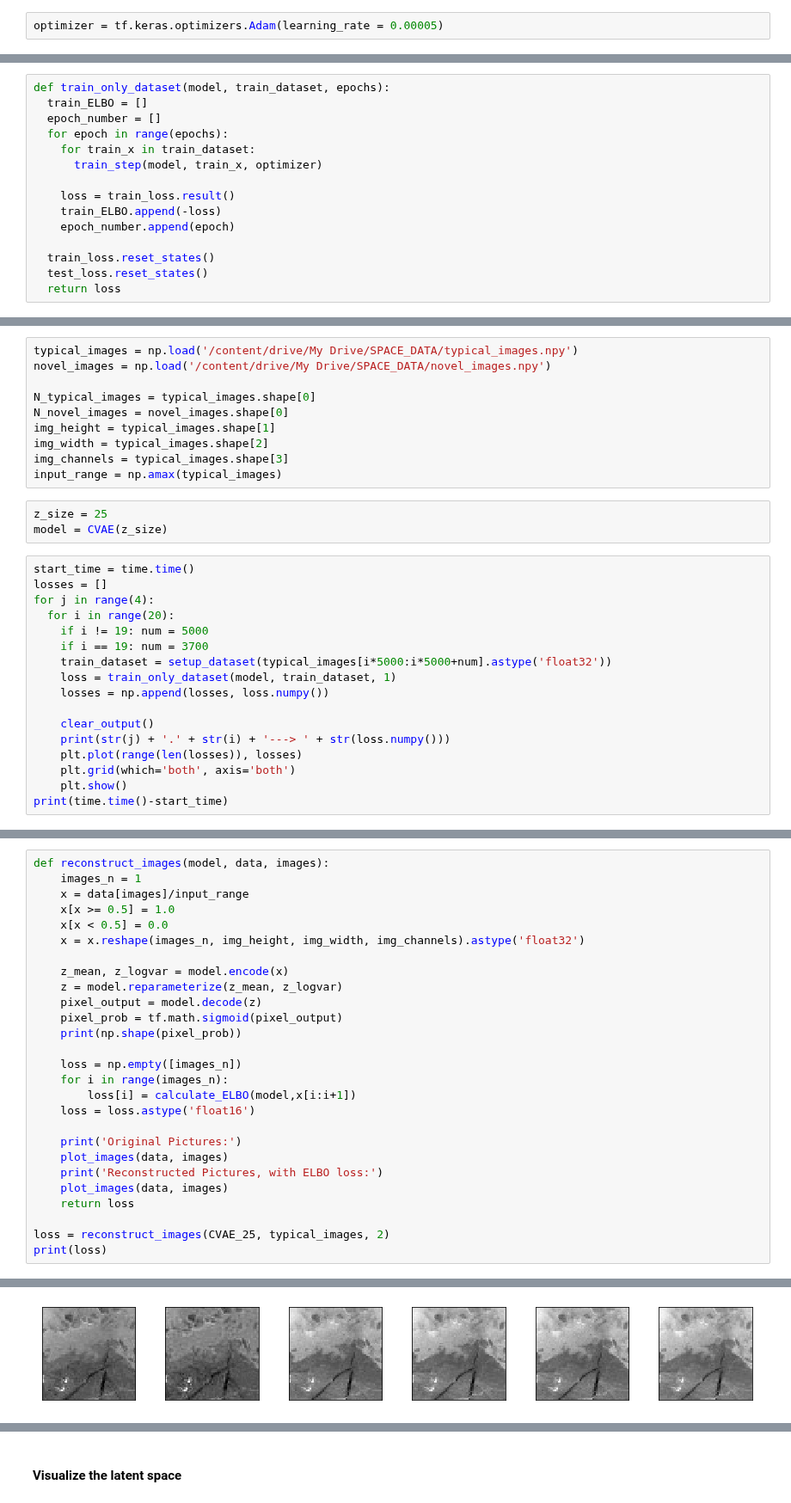
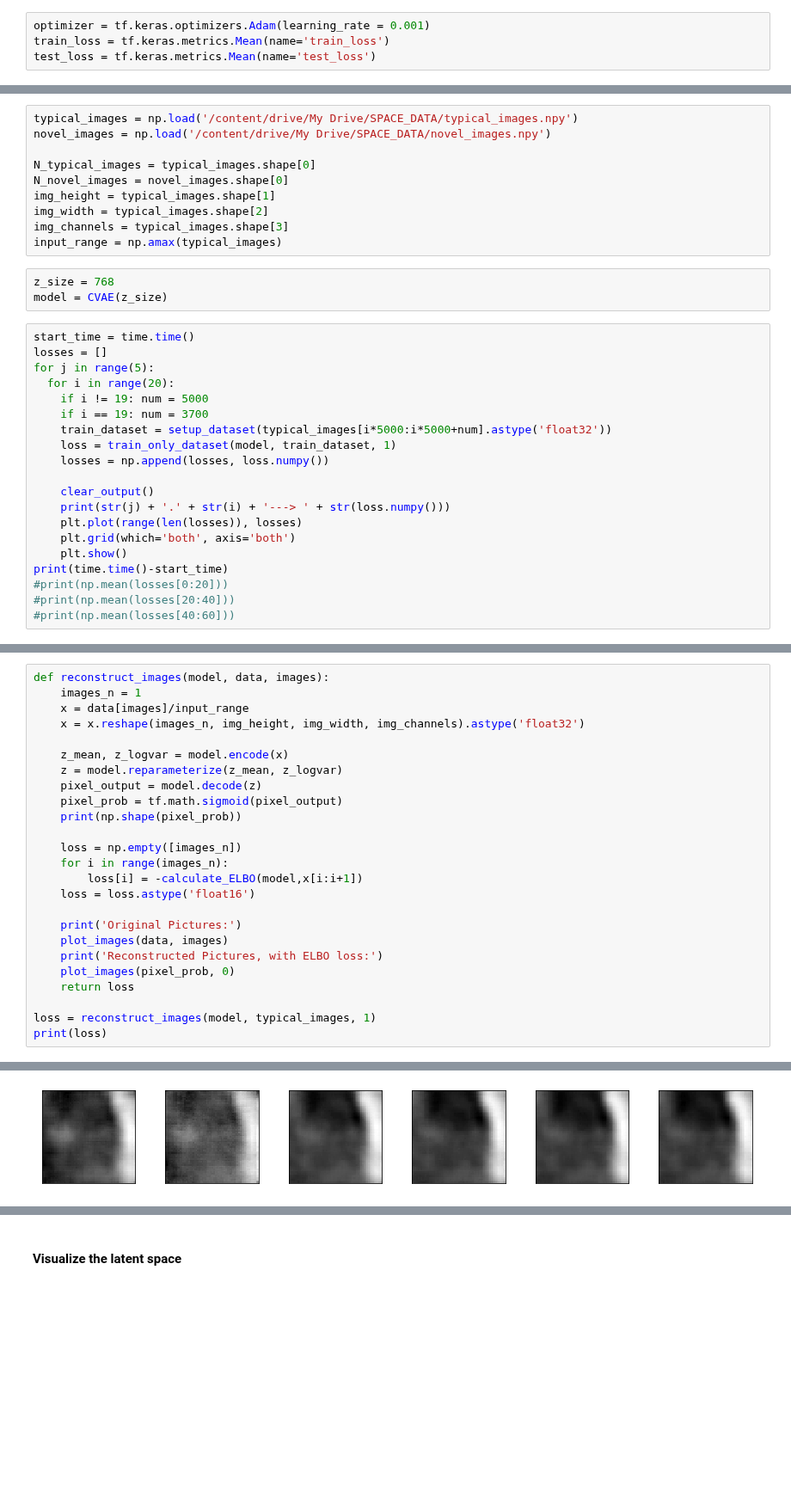
Before and after one commit to lorenzosintini/4YP, a Jupyter notebook: Models_v3/VAE_Novel_NASA.ipynb, the cells around one changed output, grey strips where cells are left out. Shown at 86% size. Saved outputs shown, nothing was run; the diff lists cells and outputs as text; blank space fills up the shorter version.

```diff
--- a/Models_v3/VAE_Novel_NASA.ipynb
+++ b/Models_v3/VAE_Novel_NASA.ipynb
@@ -145,2 +125,4 @@ def calculate_ELBO(model, x):
 # %%
-optimizer = tf.keras.optimizers.Adam(learning_rate = 0.00005)
+optimizer = tf.keras.optimizers.Adam(learning_rate = 0.001)
+train_loss = tf.keras.metrics.Mean(name='train_loss')
+test_loss = tf.keras.metrics.Mean(name='test_loss')
@@ -189,18 +152,3 @@ def train_test_dataset(model, train_dataset, test_dataset, epochs):
-# %%
-def train_only_dataset(model, train_dataset, epochs):
-  train_ELBO = []
-  epoch_number = []
-  for epoch in range(epochs):
-    for train_x in train_dataset:
-      train_step(model, train_x, optimizer)
-
-    loss = train_loss.result()
-    train_ELBO.append(-loss)
-    epoch_number.append(epoch)
-
-  train_loss.reset_states()
-  test_loss.reset_states()
-  return loss
 # %% [markdown]
 #### Train the data
 # %%
@@ -214,12 +162,12 @@ img_width = typical_images.shape[2]
 img_channels = typical_images.shape[3]
 input_range = np.amax(typical_images)
 # %%
-z_size = 25
+z_size = 768
 model = CVAE(z_size)
 # %%
 start_time = time.time()
 losses = []
-for j in range(4):
+for j in range(5):
   for i in range(20):
     if i != 19: num = 5000
     if i == 19: num = 3700
@@ -233,4 +181,7 @@ for j in range(4):
     plt.grid(which='both', axis='both')
     plt.show()
 print(time.time()-start_time)
+#print(np.mean(losses[0:20]))
+#print(np.mean(losses[20:40]))
+#print(np.mean(losses[40:60]))
 # %% [output]
@@ -260,8 +211,6 @@ CVAE_25.decoder_nn.load_weights('/content/drive/My Drive/4YP/Saved_NASA_model/CV
 def reconstruct_images(model, data, images):
     images_n = 1
     x = data[images]/input_range
-    x[x >= 0.5] = 1.0
-    x[x < 0.5] = 0.0
     x = x.reshape(images_n, img_height, img_width, img_channels).astype('float32')
 
     z_mean, z_logvar = model.encode(x)
@@ -272,16 +221,16 @@ def reconstruct_images(model, data, images):
 
     loss = np.empty([images_n])
     for i in range(images_n):
-        loss[i] = calculate_ELBO(model,x[i:i+1])
+        loss[i] = -calculate_ELBO(model,x[i:i+1])
     loss = loss.astype('float16')
 
     print('Original Pictures:')
     plot_images(data, images)
     print('Reconstructed Pictures, with ELBO loss:')
-    plot_images(data, images)
+    plot_images(pixel_prob, 0)
     return loss
 
-loss = reconstruct_images(CVAE_25, typical_images, 2)
+loss = reconstruct_images(model, typical_images, 1)
 print(loss)
 # %% [output]
 (1, 64, 64, 6)
@@ -290,2 +239,2 @@ Original Pictures:
 Reconstructed Pictures, with ELBO loss:
-[figure, old version]
+[figure, new version]
```
Also changed, not shown: parts of 24 cells of this notebook.
